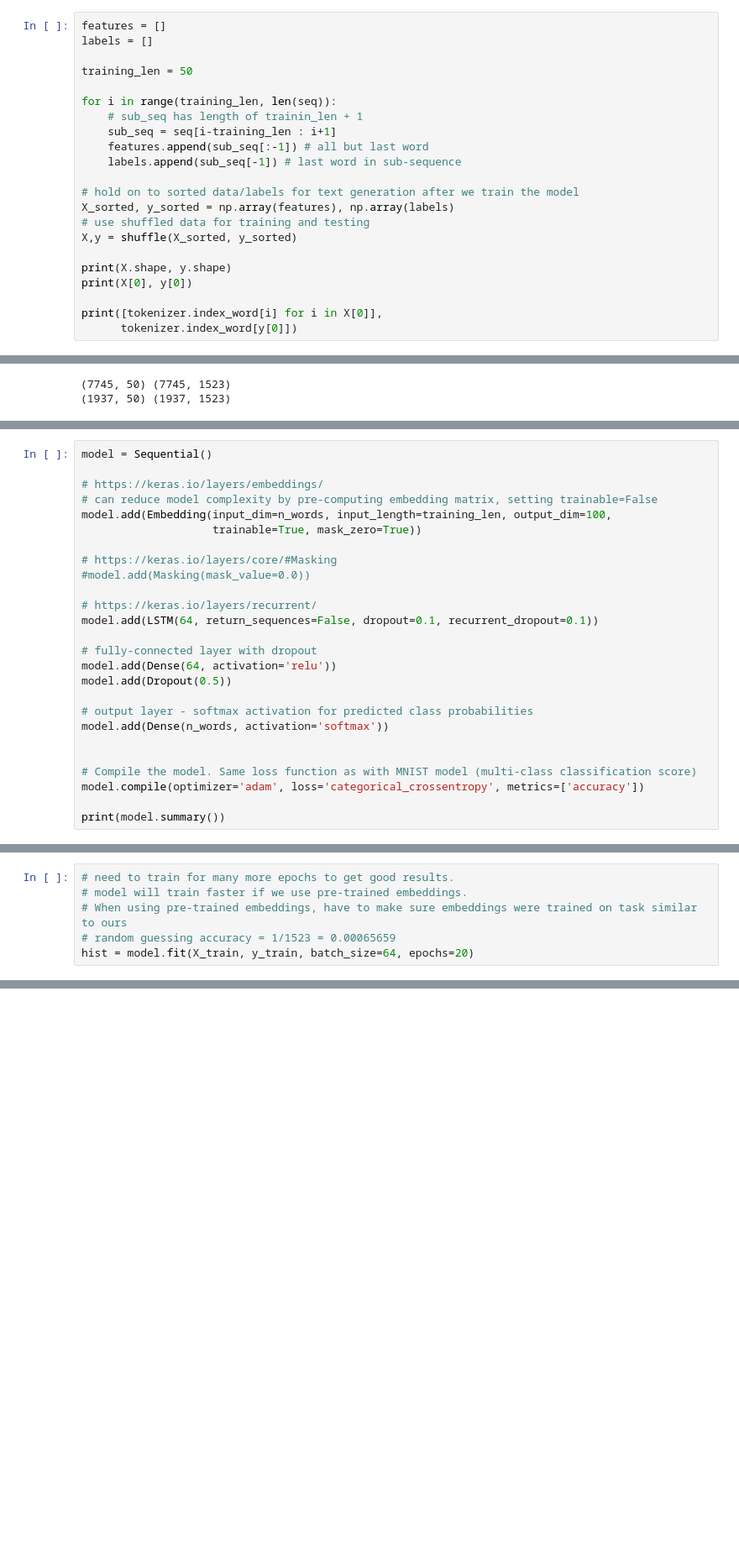
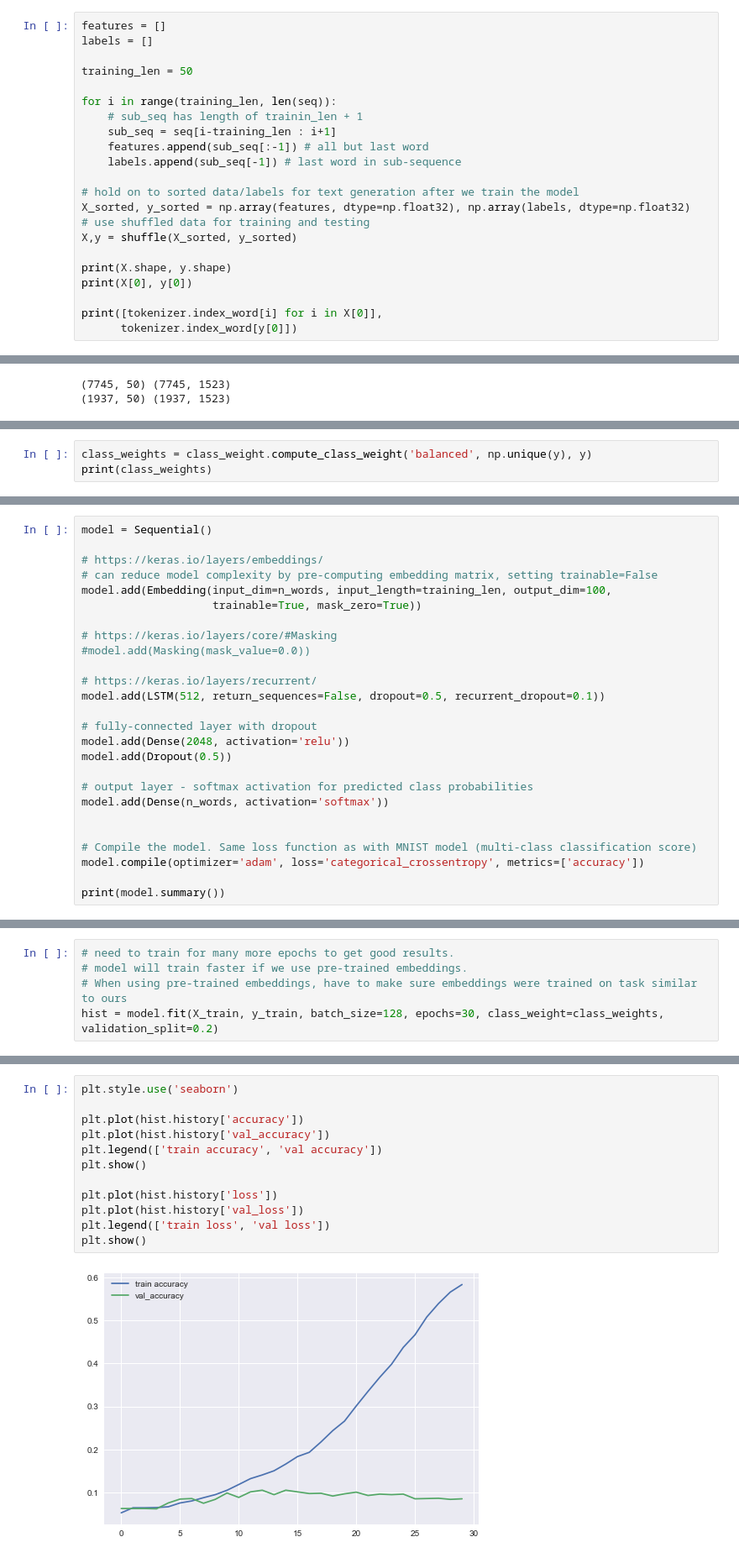
Before and after one commit to charliedavenport/ACM_ML, a Jupyter notebook: keras/keras_RNN.ipynb, the cells around one changed output, grey strips where cells are left out. Shown at 84% size. Drawn from its saved outputs; the diff is of its cells as text; blank space fills up the shorter version.

```diff
--- a/keras/keras_RNN.ipynb
+++ b/keras/keras_RNN.ipynb
@@ -55,7 +56,7 @@ for i in range(training_len, len(seq)):
     labels.append(sub_seq[-1]) # last word in sub-sequence
 
 # hold on to sorted data/labels for text generation after we train the model
-X_sorted, y_sorted = np.array(features), np.array(labels)
+X_sorted, y_sorted = np.array(features, dtype=np.float32), np.array(labels, dtype=np.float32)
 # use shuffled data for training and testing
 X,y = shuffle(X_sorted, y_sorted)
 
@@ -93,0 +100,3 @@ print(X_test.shape, y_test.shape)
+# %%
+class_weights = class_weight.compute_class_weight('balanced', np.unique(y), y)
+print(class_weights)
@@ -108,10 +119,10 @@ model.add(Embedding(input_dim=n_words, input_length=training_len, output_dim=100
 #model.add(Masking(mask_value=0.0))
 
 # https://keras.io/layers/recurrent/
-model.add(LSTM(64, return_sequences=False, dropout=0.1, recurrent_dropout=0.1))
+model.add(LSTM(512, return_sequences=False, dropout=0.5, recurrent_dropout=0.1))
 
 # fully-connected layer with dropout
-model.add(Dense(64, activation='relu'))
+model.add(Dense(2048, activation='relu'))
 model.add(Dropout(0.5))
 
 # output layer - softmax activation for predicted class probabilities
@@ -146,6 +153,5 @@ None
 # need to train for many more epochs to get good results.
 # model will train faster if we use pre-trained embeddings.
 # When using pre-trained embeddings, have to make sure embeddings were trained on task similar to ours
-# random guessing accuracy = 1/1523 = 0.00065659
-hist = model.fit(X_train, y_train, batch_size=64, epochs=20)
+hist = model.fit(X_train, y_train, batch_size=128, epochs=30, class_weight=class_weights, validation_split=0.2)
 # %% [output]
@@ -181,0 +183,14 @@ np.argmax(model.predict(np.expand_dims(X_sorted[7], axis=0))[0])
+# %%
+plt.style.use('seaborn')
+
+plt.plot(hist.history['accuracy'])
+plt.plot(hist.history['val_accuracy'])
+plt.legend(['train accuracy', 'val accuracy'])
+plt.show()
+
+plt.plot(hist.history['loss'])
+plt.plot(hist.history['val_loss'])
+plt.legend(['train loss', 'val loss'])
+plt.show()
+# %% [output]
+[figure, added]
```
Also changed, not shown: parts of 13 cells of this notebook.
